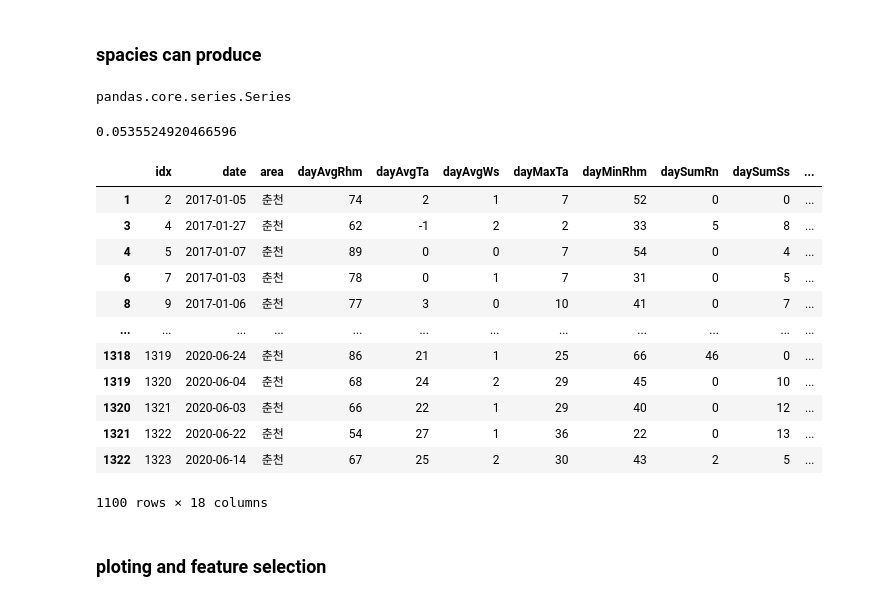
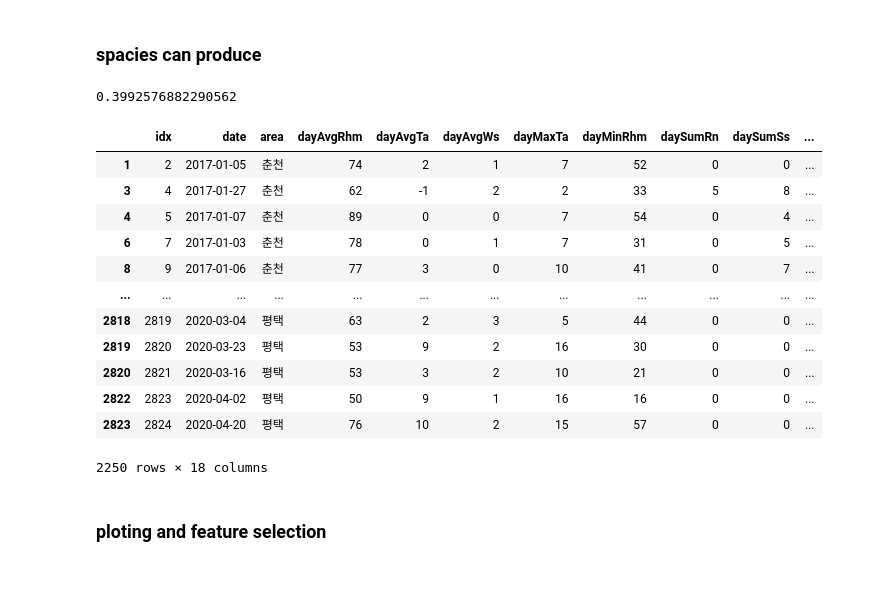
Before and after one commit to rsteam-dev/smart-farm_ML, a Jupyter notebook: KNN_farm.ipynb, the cells around one changed output. Drawn from its saved outputs; the diff is of its cells as text; code cells hidden in the pictures.

```diff
--- a/KNN_farm.ipynb
+++ b/KNN_farm.ipynb
@@ -305,34 +290,37 @@ data
 def calc_prevalence(y):
     return (sum(y)/len(y))
 # %%
-#data['CAN_PRODUCE'] = data.paCropName.isin(['무']) & (data.dayAvgTa < 21) & (data.dayAvgTa > 14) & data['CAN_PRODUCE'] & data.paCropName.isin(['들깨']) & (data.month < 7) & (data.month > 4)
+data['CAN_PRODUCE'] = (data.paCropName.isin(['무']) & (data.dayAvgTa < 21) & (data.dayAvgTa > 14))
 # %%
-data['CAN_PRODUCE'] = data.paCropName.isin(['들깨']) & (data.month < 7) & (data.month > 4)
-type(data['CAN_PRODUCE'])
+data['CAN_PRODUCE'] = np.where(data['CAN_PRODUCE'] == 0,
+                              np.where((data.paCropName.isin(['들깨']) & data.dayAvgTa < 24) & (data.dayAvgTa > 18), True, False),
+                              data['CAN_PRODUCE'])
-# %% [output]
-pandas.core.series.Series
+# %%
+data['CAN_PRODUCE'] = np.where(data['CAN_PRODUCE'] == 0,
+                              np.where(data.paCropName.isin(['쪽파']) & (data.dayAvgTa < 24) & (data.dayAvgTa > 17), True, False),
+                              data['CAN_PRODUCE'])
 # %%
 data['OUTPUT_LABEL'] = (data['CAN_PRODUCE']).astype('int')
 # %%
 calc_prevalence(data.OUTPUT_LABEL.values)
 # %% [output]
-0.0535524920466596
+0.3992576882290562
 # %%
-data.head(1100)
+data.head(2250)
 # %% [output]
 |  | idx | date | area | dayAvgRhm | dayAvgTa | dayAvgWs | dayMaxTa | dayMinRhm | daySumRn | daySumSs | ... |
 | 1 | 2 | 2017-01-05 | 춘천 | 74 | 2 | 1 | 7 | 52 | 0 | 0 | ... |
 | 3 | 4 | 2017-01-27 | 춘천 | 62 | -1 | 2 | 2 | 33 | 5 | 8 | ... |
 | 4 | 5 | 2017-01-07 | 춘천 | 89 | 0 | 0 | 7 | 54 | 0 | 4 | ... |
 | 6 | 7 | 2017-01-03 | 춘천 | 78 | 0 | 1 | 7 | 31 | 0 | 5 | ... |
 | 8 | 9 | 2017-01-06 | 춘천 | 77 | 3 | 0 | 10 | 41 | 0 | 7 | ... |
 | ... | ... | ... | ... | ... | ... | ... | ... | ... | ... | ... | ... |
-| 1318 | 1319 | 2020-06-24 | 춘천 | 86 | 21 | 1 | 25 | 66 | 46 | 0 | ... |
-| 1319 | 1320 | 2020-06-04 | 춘천 | 68 | 24 | 2 | 29 | 45 | 0 | 10 | ... |
-| 1320 | 1321 | 2020-06-03 | 춘천 | 66 | 22 | 1 | 29 | 40 | 0 | 12 | ... |
-| 1321 | 1322 | 2020-06-22 | 춘천 | 54 | 27 | 1 | 36 | 22 | 0 | 13 | ... |
-| 1322 | 1323 | 2020-06-14 | 춘천 | 67 | 25 | 2 | 30 | 43 | 2 | 5 | ... |
+| 2818 | 2819 | 2020-03-04 | 평택 | 63 | 2 | 3 | 5 | 44 | 0 | 0 | ... |
+| 2819 | 2820 | 2020-03-23 | 평택 | 53 | 9 | 2 | 16 | 30 | 0 | 0 | ... |
+| 2820 | 2821 | 2020-03-16 | 평택 | 53 | 3 | 2 | 10 | 21 | 0 | 0 | ... |
+| 2822 | 2823 | 2020-04-02 | 평택 | 50 | 9 | 1 | 16 | 16 | 0 | 0 | ... |
+| 2823 | 2824 | 2020-04-20 | 평택 | 76 | 10 | 2 | 15 | 57 | 0 | 0 | ... |
-1100 rows × 18 columns
+2250 rows × 18 columns
 # %% [markdown]
 ### ploting and feature selection
 # %%
```
Also changed, not shown: parts of 10 cells of this notebook.
